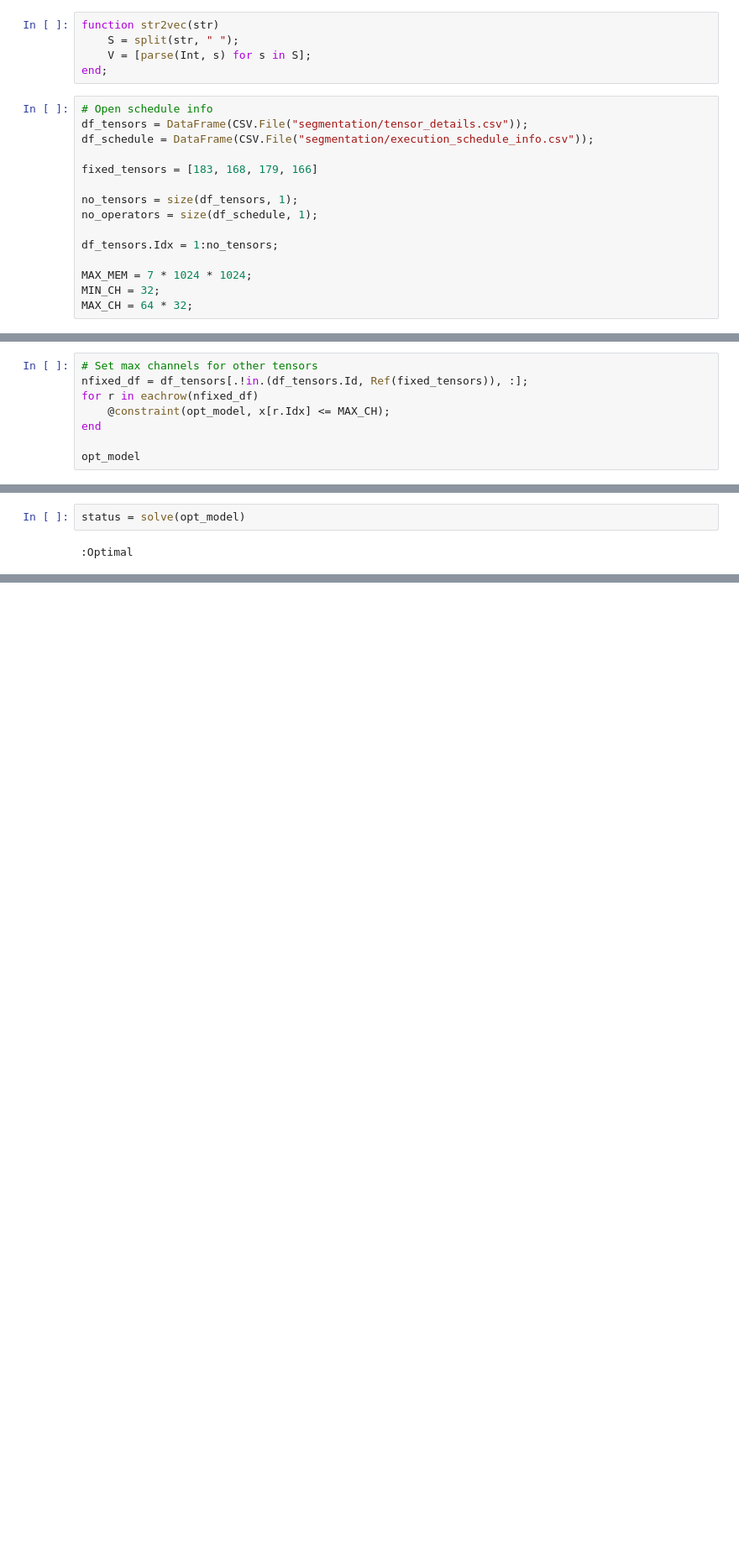
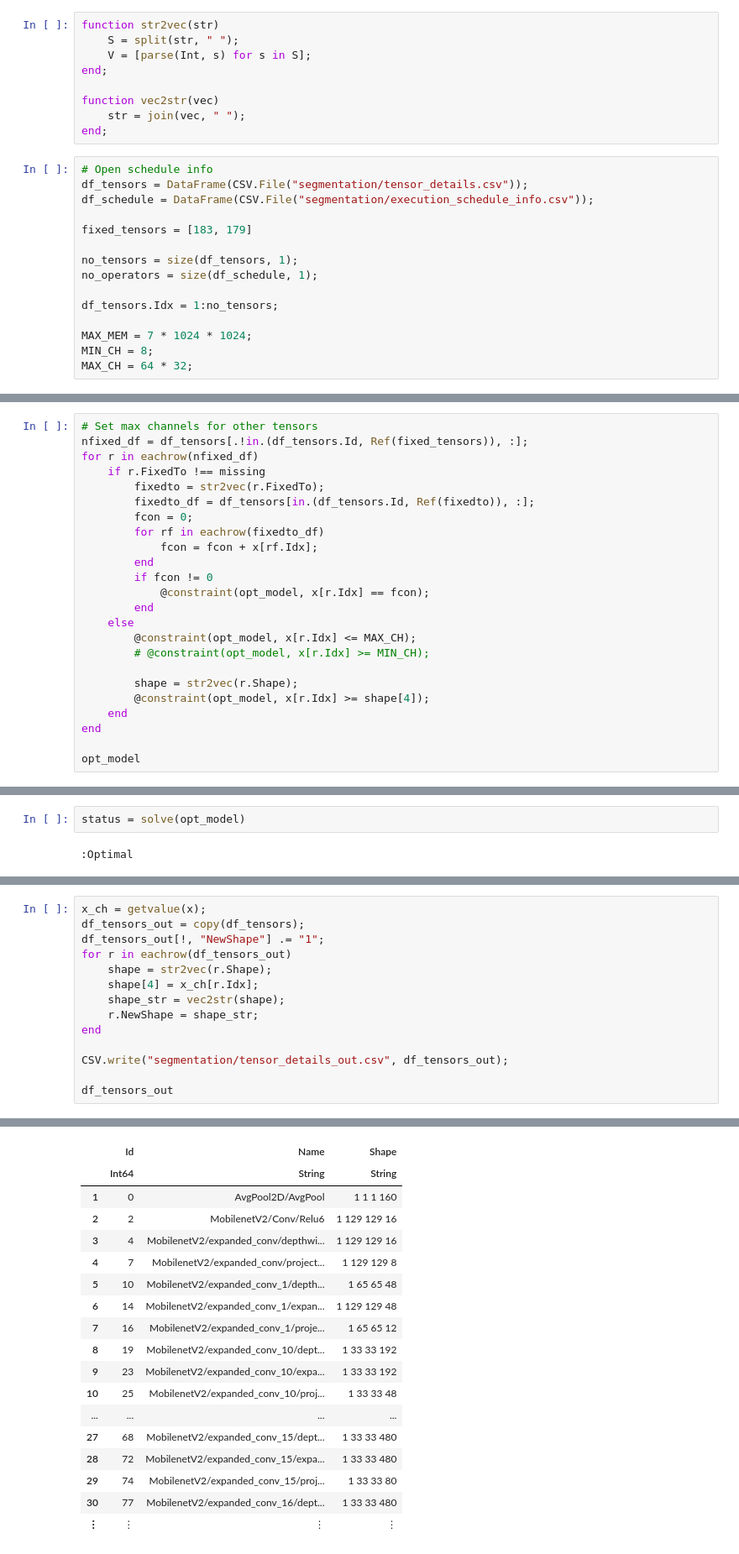
Before and after one commit to pauldragan/optimal-architectures, a Jupyter notebook: Test_opt_segmentation_deeplab.ipynb, the cells around one changed output, grey strips where cells are left out. Shown: that part at 84% size. Drawn from its saved outputs; the diff is of its cells as text; blank space fills up the shorter version.

Commit message:
Added constraints on tensors with non-variable number of channels.

```diff
--- a/Test_opt_segmentation_deeplab.ipynb
+++ b/Test_opt_segmentation_deeplab.ipynb
@@ -6,12 +6,16 @@ function str2vec(str)
     S = split(str, " ");
     V = [parse(Int, s) for s in S];
 end;
+
+function vec2str(vec)
+    str = join(vec, " ");
+end;
 # %%
 # Open schedule info
 df_tensors = DataFrame(CSV.File("segmentation/tensor_details.csv"));
 df_schedule = DataFrame(CSV.File("segmentation/execution_schedule_info.csv"));
 
-fixed_tensors = [183, 168, 179, 166]
+fixed_tensors = [183, 179]
 
 no_tensors = size(df_tensors, 1);
 no_operators = size(df_schedule, 1);
@@ -19,5 +23,5 @@ no_operators = size(df_schedule, 1);
 df_tensors.Idx = 1:no_tensors;
 
 MAX_MEM = 7 * 1024 * 1024;
-MIN_CH = 32;
+MIN_CH = 8;
 MAX_CH = 64 * 32;
@@ -36,7 +50,23 @@ $$ \begin{alignat*}{1}\min\quad & 0\\
 # Set max channels for other tensors
 nfixed_df = df_tensors[.!in.(df_tensors.Id, Ref(fixed_tensors)), :];
 for r in eachrow(nfixed_df)
-    @constraint(opt_model, x[r.Idx] <= MAX_CH);
+    if r.FixedTo !== missing
+        fixedto = str2vec(r.FixedTo);
+        fixedto_df = df_tensors[in.(df_tensors.Id, Ref(fixedto)), :];
+        fcon = 0;
+        for rf in eachrow(fixedto_df)
+            fcon = fcon + x[rf.Idx];
+        end
+        if fcon != 0
+            @constraint(opt_model, x[r.Idx] == fcon);
+        end
+    else
+        @constraint(opt_model, x[r.Idx] <= MAX_CH);
+        # @constraint(opt_model, x[r.Idx] >= MIN_CH);
+
+        shape = str2vec(r.Shape);
+        @constraint(opt_model, x[r.Idx] >= shape[4]);
+    end
 end
 
 opt_model
@@ -245,0 +381,15 @@ print(getvalue(x))
+# %%
+x_ch = getvalue(x);
+df_tensors_out = copy(df_tensors);
+df_tensors_out[!, "NewShape"] .= "1";
+for r in eachrow(df_tensors_out)
+    shape = str2vec(r.Shape);
+    shape[4] = x_ch[r.Idx];
+    shape_str = vec2str(shape);
+    r.NewShape = shape_str;
+end
+
+CSV.write("segmentation/tensor_details_out.csv", df_tensors_out);
+
+df_tensors_out
+# %% [output]
@@ -245,0 +397,18 @@ print(getvalue(x))
+|  | Id | Name | Shape |
+|  | Int64 | String | String |
+| 1 | 0 | AvgPool2D/AvgPool | 1 1 1 160 |
+| 2 | 2 | MobilenetV2/Conv/Relu6 | 1 129 129 16 |
+| 3 | 4 | MobilenetV2/expanded_conv/depthwi... | 1 129 129 16 |
+| 4 | 7 | MobilenetV2/expanded_conv/project... | 1 129 129 8 |
+| 5 | 10 | MobilenetV2/expanded_conv_1/depth... | 1 65 65 48 |
+| 6 | 14 | MobilenetV2/expanded_conv_1/expan... | 1 129 129 48 |
+| 7 | 16 | MobilenetV2/expanded_conv_1/proje... | 1 65 65 12 |
+| 8 | 19 | MobilenetV2/expanded_conv_10/dept... | 1 33 33 192 |
+| 9 | 23 | MobilenetV2/expanded_conv_10/expa... | 1 33 33 192 |
+| 10 | 25 | MobilenetV2/expanded_conv_10/proj... | 1 33 33 48 |
+| ... | ... | ... | ... |
+| 27 | 68 | MobilenetV2/expanded_conv_15/dept... | 1 33 33 480 |
+| 28 | 72 | MobilenetV2/expanded_conv_15/expa... | 1 33 33 480 |
+| 29 | 74 | MobilenetV2/expanded_conv_15/proj... | 1 33 33 80 |
+| 30 | 77 | MobilenetV2/expanded_conv_16/dept... | 1 33 33 480 |
+| ⋮ | ⋮ | ⋮ | ⋮ |
```
Also changed, not shown: parts of 8 cells of this notebook, 2 other files.
